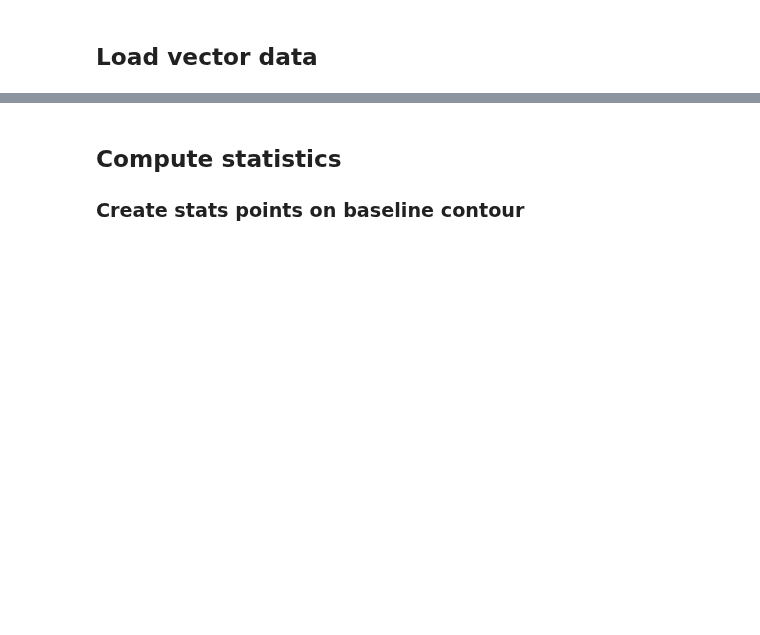
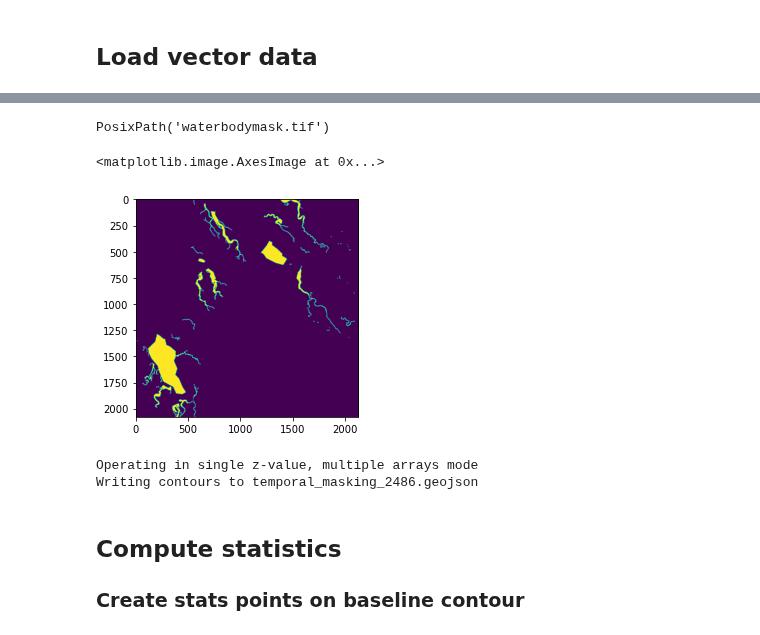
Before and after one commit to GeoscienceAustralia/dea-coastlines, a Jupyter notebook: DEACoastlines_statistics.ipynb, the cells around one changed output, grey strips where cells are left out. Saved outputs shown, nothing was run; the diff lists cells and outputs as text; code cells hidden in the pictures; blank space fills up the shorter version.

Commit message:
Notebook test of new temporal filtering method

```diff
--- a/DEACoastlines_statistics.ipynb
+++ b/DEACoastlines_statistics.ipynb
@@ -41,11 +46,14 @@ import matplotlib.pyplot as plt
 ## Load in data
 # %%
 # Read in contours
-study_area = 6931
+# study_area = 6931
+# study_area = 8529
+# study_area = 8531
+study_area = 2486
 output_name = 'v1.1.0'
 water_index = 'mndwi'
 index_threshold = 0.00
-baseline_year = '2019'
+baseline_year = '2020'
 # %% [markdown]
 ## Load DEA CoastLines rasters
 # %%
@@ -98,6 +279,6 @@ climate_df = pd.read_csv('input_data/soi.long.data',
 # %%
 # Generate waterbody mask
-waterbody_array = deacl_stats.waterbody_mask(
+waterbody_mask = deacl_stats.waterbody_mask(
     input_data='input_data/SurfaceHydrologyPolygonsRegional.gdb',
     modification_data='input_data/estuary_mask_modifications.geojson',
     bbox=bbox,
@@ -104,0 +353,13 @@ waterbody_array = deacl_stats.waterbody_mask(
+# %%
+ds_ras = xr.DataArray(waterbody_mask, coords=all_time.coords, dims=all_time.dims, attrs=all_time.attrs)
+ds_ras = assign_crs(ds_ras, yearly_ds.geobox.crs)
+write_cog(geo_im=ds_ras.astype(np.int16),
+          fname=f'waterbodymask.tif',
+          overwrite=True)
+# %% [output]
+PosixPath('waterbodymask.tif')
+# %%
+plt.imshow(waterbody_mask)
+# %% [output]
+<matplotlib.image.AxesImage at 0x...>
+[figure, added]
@@ -116,10 +393,13 @@ masked_ds = deacl_stats.contours_preprocess(
 # Extract contours
 contours_gdf = (deacl_stats.subpixel_contours(da=masked_ds,
                                               z_values=index_threshold,
-                                              min_vertices=30,
+                                              min_vertices=15,
                                               dim='year',
-                                              output_path='temp.geojson')
+                                              output_path=f'temporal_masking_{study_area}.geojson')
                 .set_index('year'))
+# %% [output]
+Operating in single z-value, multiple arrays mode
+Writing contours to temporal_masking_2486.geojson
 # %% [markdown]
 ## Compute statistics
 ### Create stats points on baseline contour
```
Also changed, not shown: parts of 30 cells of this notebook, 1 other file.
